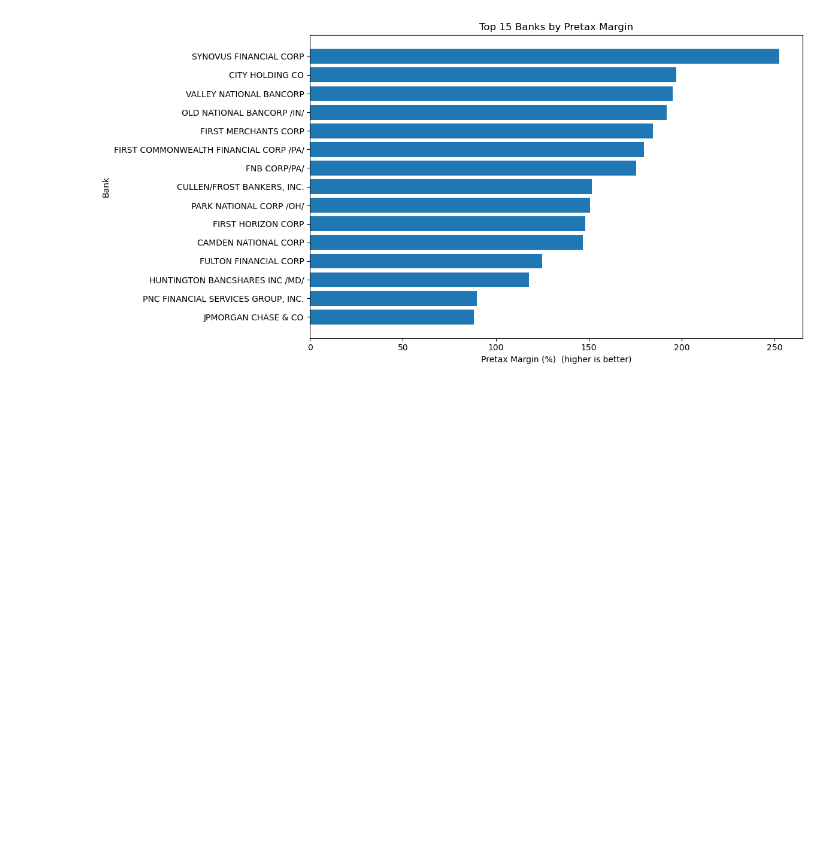
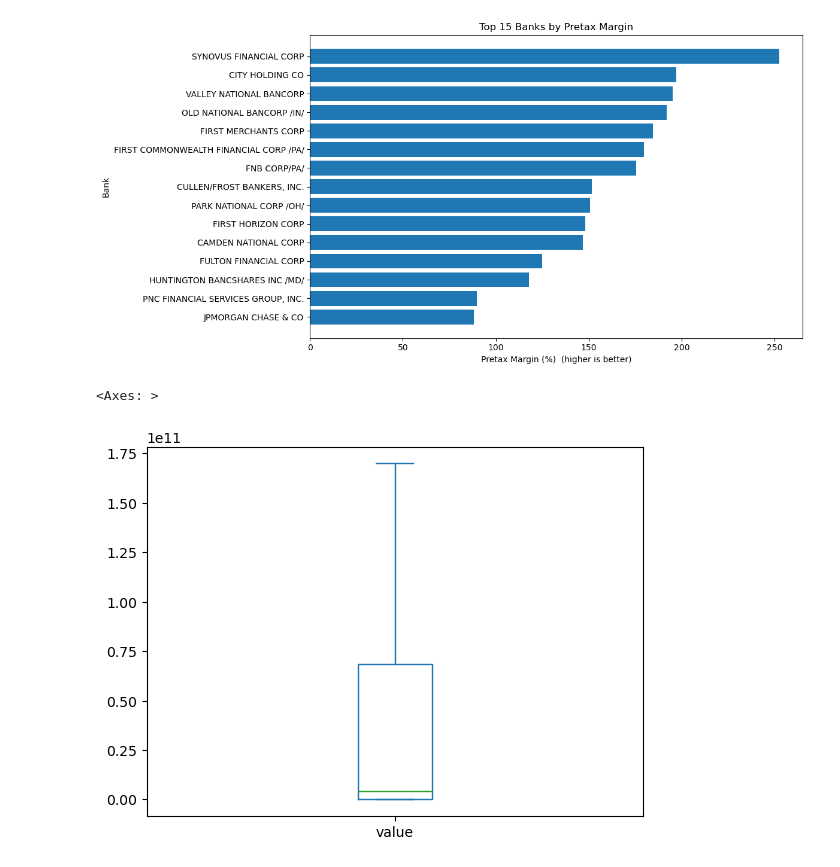
Before and after one commit to bernkyal/secfinancereport, a Jupyter notebook: ApiProject.ipynb, the cells around one changed output. Cells and saved outputs as stored; diff of their text form; code cells hidden in the pictures; blank space fills up the shorter version.

Commit message:
Growing Q1 Industries Added

```diff
--- a/ApiProject.ipynb
+++ b/ApiProject.ipynb
@@ -327,3 +327,17 @@ plt.tight_layout()
 plt.show()
 # %% [output]
 [figure]
+# %%
+#Key investment industries
+
+q1_revenue = (
+    q1_num[q1_num["tag"] == "Revenue"]
+    .groupby("adsh", as_index=False)["value"]
+    .sum()
+    .sort_values("value", ascending=False)
+)
+# %%
+q1_revenue.reset_index().plot.box(column="value", showfliers=False)
+# %% [output]
+<Axes: >
+[figure, added]
```
Also changed, not shown: parts of 8 cells of this notebook.
